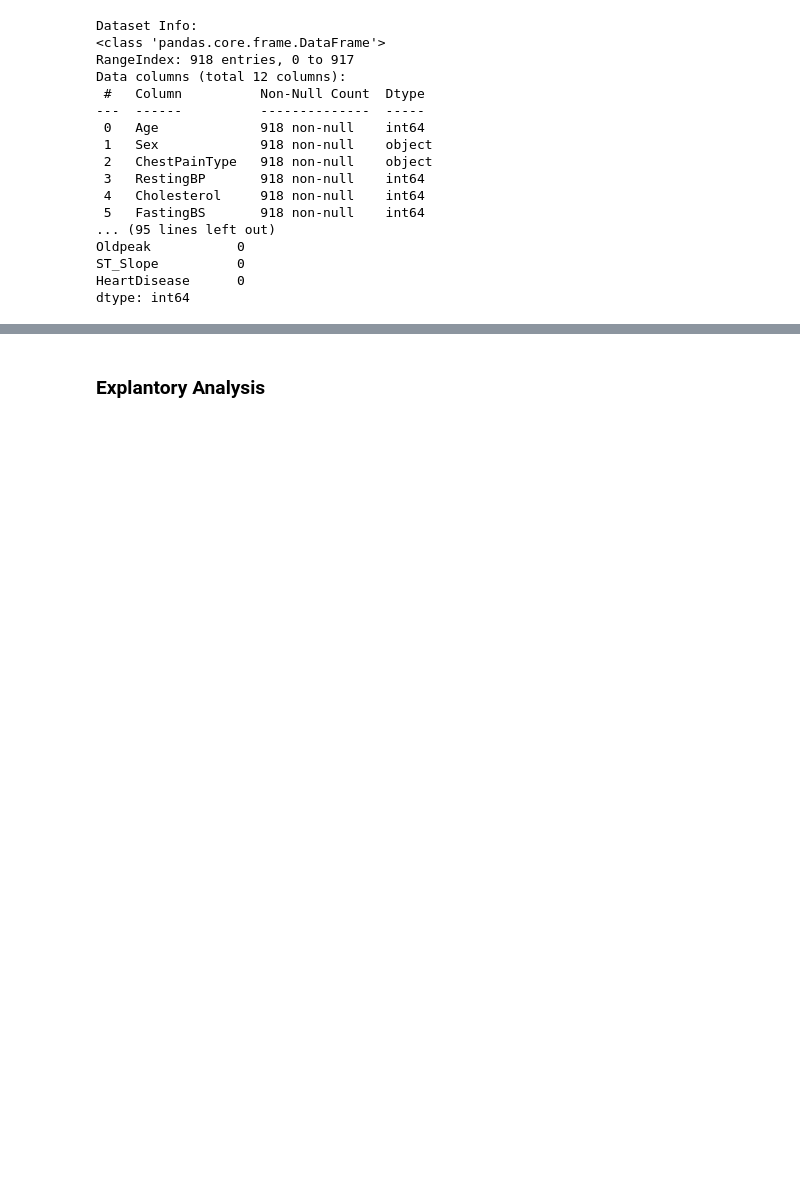
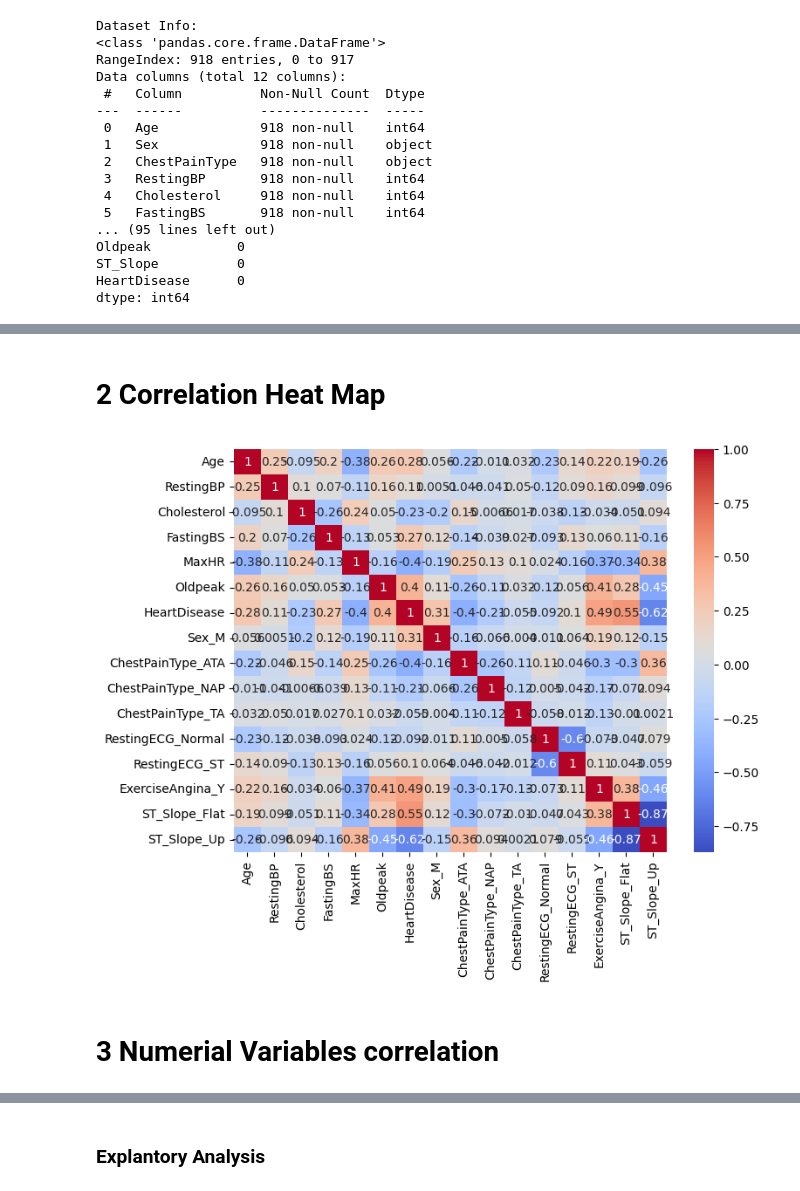
Before and after one commit to Habtom1999/Data-Analytics-Capstone, a Jupyter notebook: Data Preparation.ipynb, the cells around one changed output, grey strips where cells are left out. Cells and saved outputs as stored; diff of their text form; code cells hidden in the pictures; blank space fills up the shorter version.

```diff
--- a/Data Preparation.ipynb
+++ b/Data Preparation.ipynb
@@ -144,0 +150,18 @@ dtype: int64
+# %%
+import pandas as pd
+
+# Convert categorical columns to dummy/indicator variables
+df_encoded = pd.get_dummies(df, drop_first=True)
+
+# Calculate the correlation matrix
+correlation_matrix = df_encoded.corr()
+
+# Display the correlation matrix
+print(correlation_matrix)
+
+# Ensure all rows and columns are displayed in full
+pd.set_option('display.max_rows', None)
+pd.set_option('display.max_columns', None)
+
+# Display the correlation matrix
+print(correlation_matrix)
@@ -144,0 +186,12 @@ dtype: int64
+# %% [markdown]
+# 2 Correlation Heat Map
+# %%
+import seaborn as sns
+import matplotlib.pyplot as plt
+
+sns.heatmap(correlation_matrix, annot=True, cmap='coolwarm')
+plt.show()
+# %% [output]
+[figure, added]
+# %% [markdown]
+# 3 Numerial Variables correlation
```
Also changed, not shown: parts of 7 cells of this notebook.
